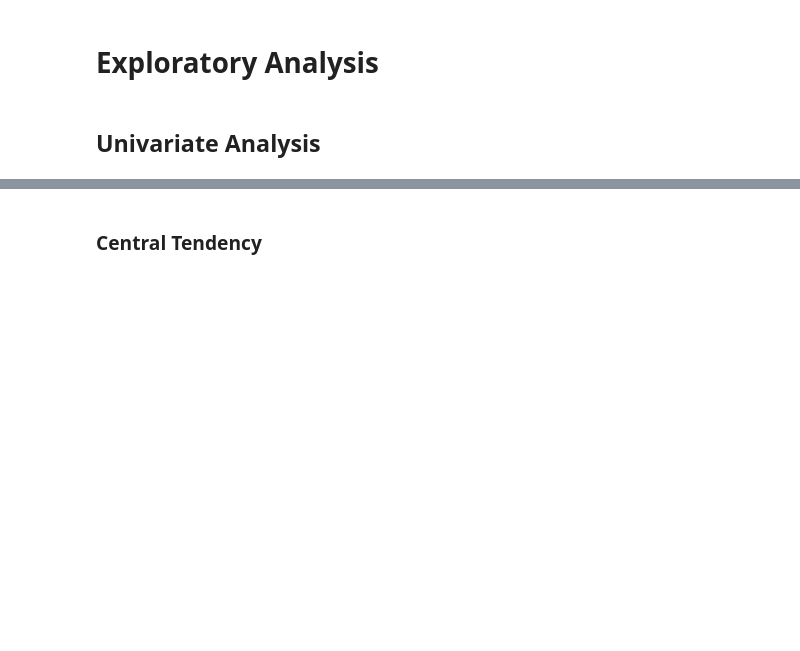
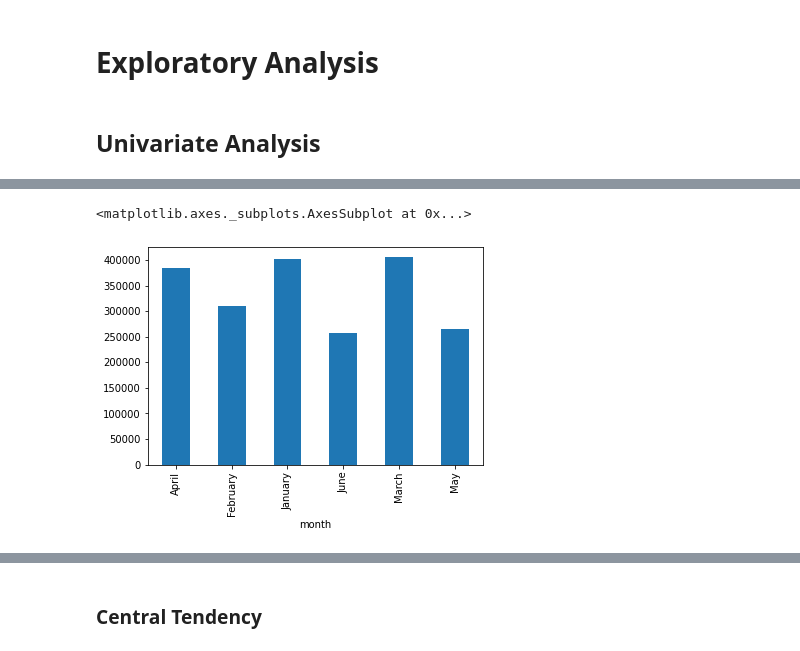
Before and after one commit to JeromeMberia/Autolib_electric_car_sharing_service_company, a Jupyter notebook: Autolib_electric_car_sharing_service_company.ipynb, the cells around one changed output, grey strips where cells are left out. Saved outputs shown, nothing was run; the diff lists cells and outputs as text; code cells hidden in the pictures; blank space fills up the shorter version.

```diff
--- a/Autolib_electric_car_sharing_service_company.ipynb
+++ b/Autolib_electric_car_sharing_service_company.ipynb
@@ -287,0 +261,5 @@ Index(['country', 'year', 'uniqueid', 'has_a_bank_account', 'location_type',
+# %%
+df['blue_cars_taken_sum'].groupby(df['month']).sum().plot(kind="bar")
+# %% [output]
+<matplotlib.axes._subplots.AxesSubplot at 0x...>
+[figure, added]
```
Also changed, not shown: parts of 62 cells of this notebook.
